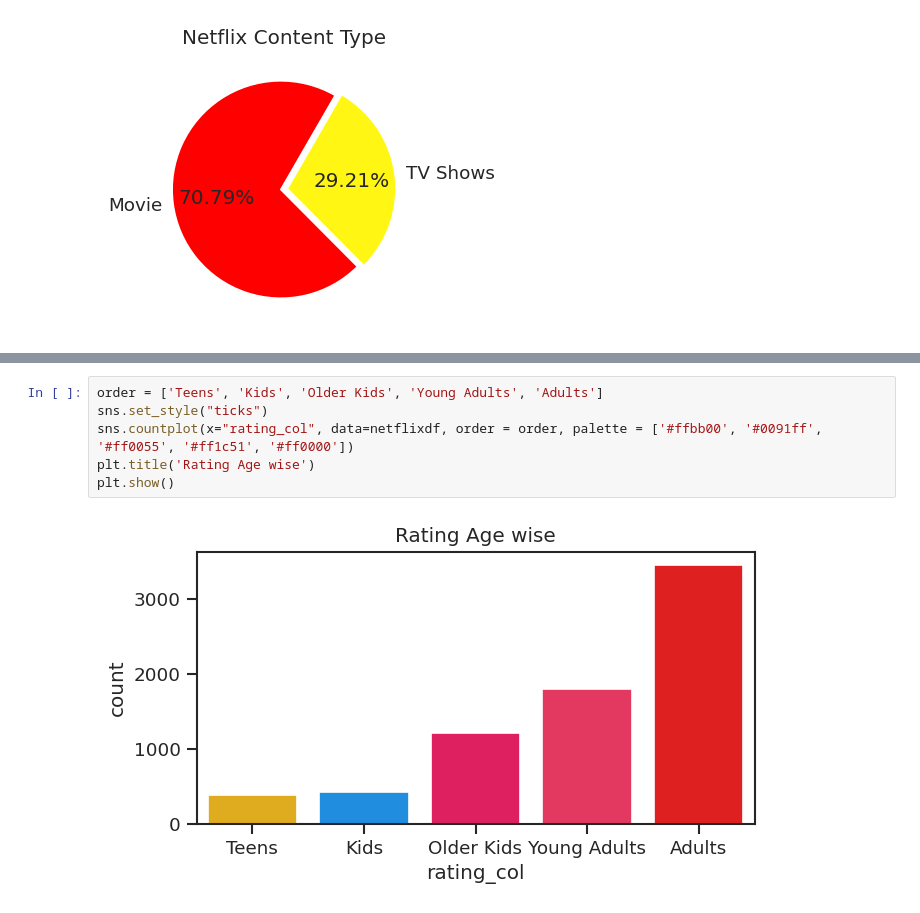
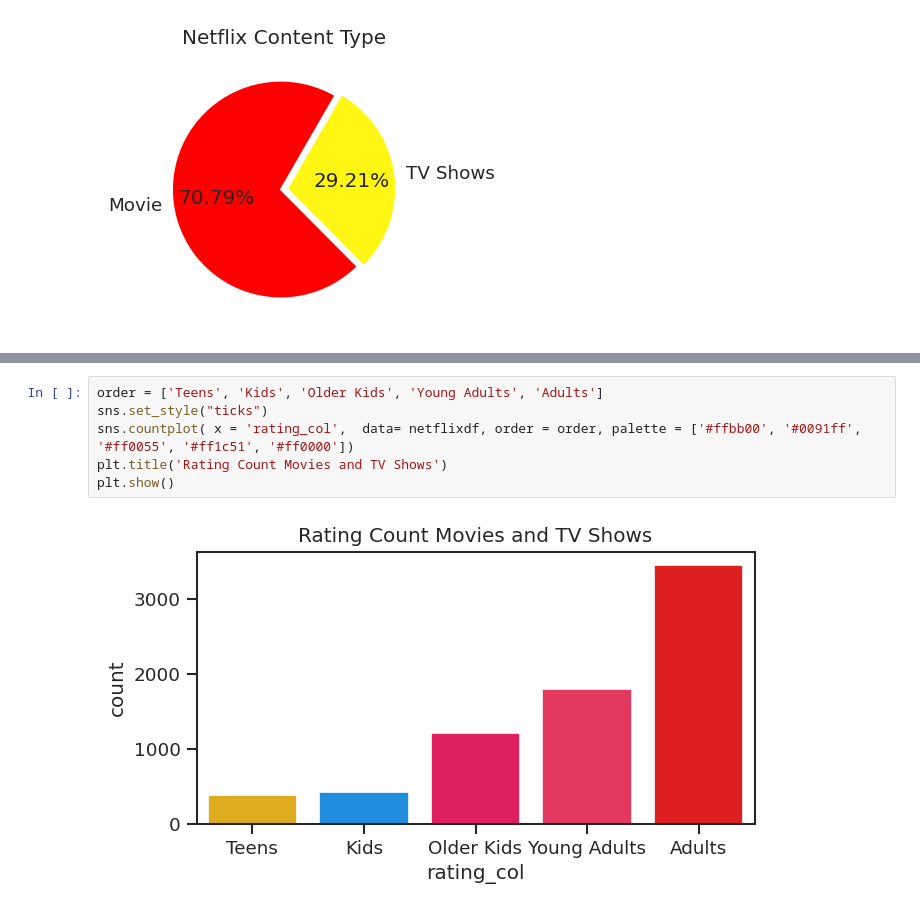
Before and after one commit to Saurabhf/Netflix_Movies_And_TV_Shows_Clustering, a Jupyter notebook: NETFLIX_MOVIES_AND_TV_SHOWS_CLUSTERING.ipynb, the cells around one changed output, grey strips where cells are left out. Saved outputs shown, nothing was run; the diff lists cells and outputs as text.

```diff
--- a/NETFLIX_MOVIES_AND_TV_SHOWS_CLUSTERING.ipynb
+++ b/NETFLIX_MOVIES_AND_TV_SHOWS_CLUSTERING.ipynb
@@ -272,11 +294,11 @@ plt.show()
 # %%
 order = ['Teens', 'Kids', 'Older Kids', 'Young Adults', 'Adults']
 sns.set_style("ticks")
-sns.countplot(x="rating_col", data=netflixdf, order = order, palette = ['#ffbb00', '#0091ff', '#ff0055', '#ff1c51', '#ff0000'])
-plt.title('Rating Age wise')
+sns.countplot( x = 'rating_col',  data= netflixdf, order = order, palette = ['#ffbb00', '#0091ff', '#ff0055', '#ff1c51', '#ff0000'])
+plt.title('Rating Count Movies and TV Shows')
 plt.show()
 # %% [output]
-[figure, old version]
+[figure, new version]
 # %%
 sns.set_style("ticks")
 order = ['Teens', 'Kids', 'Older Kids', 'Young Adults', 'Adults']
```
Also changed, not shown: parts of 8 cells of this notebook.
